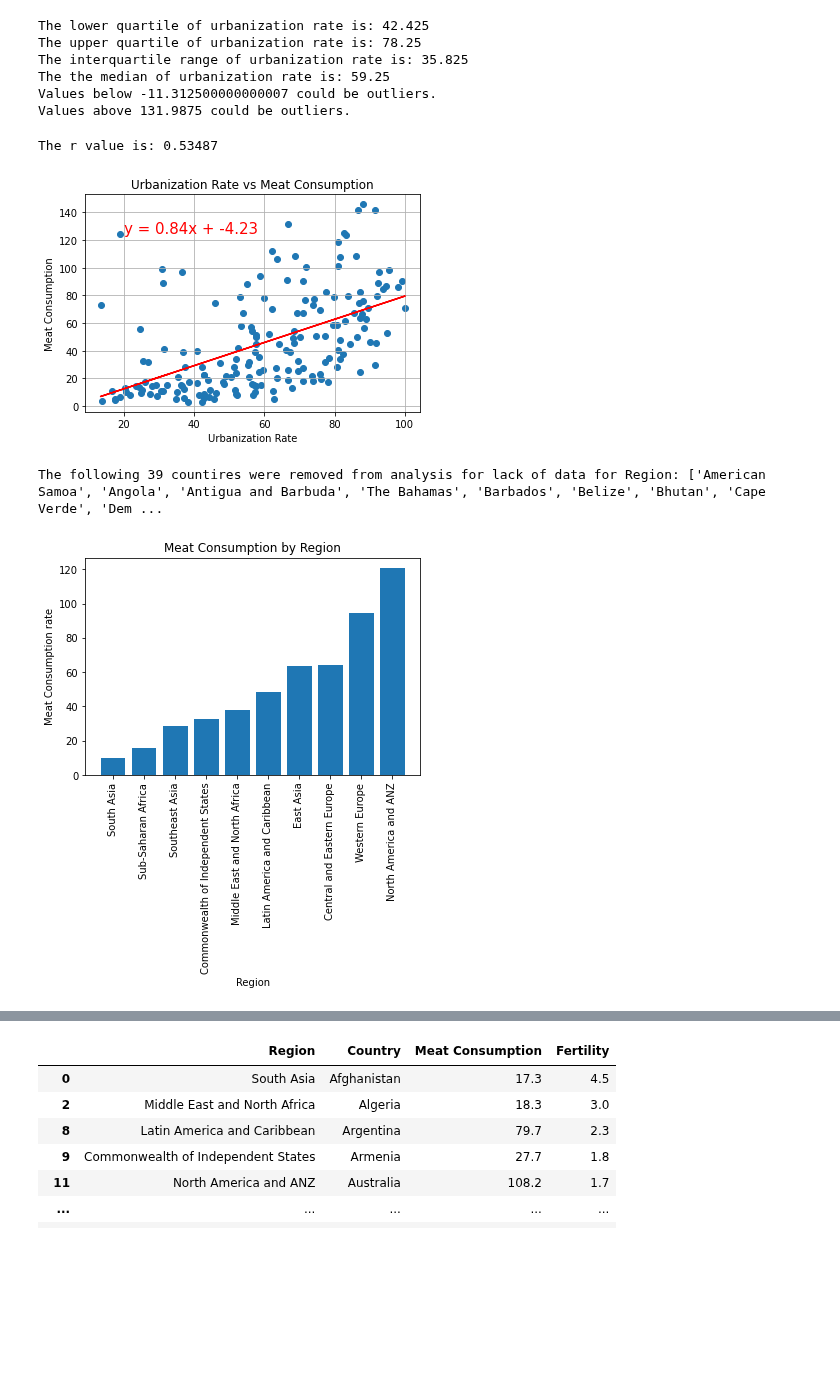
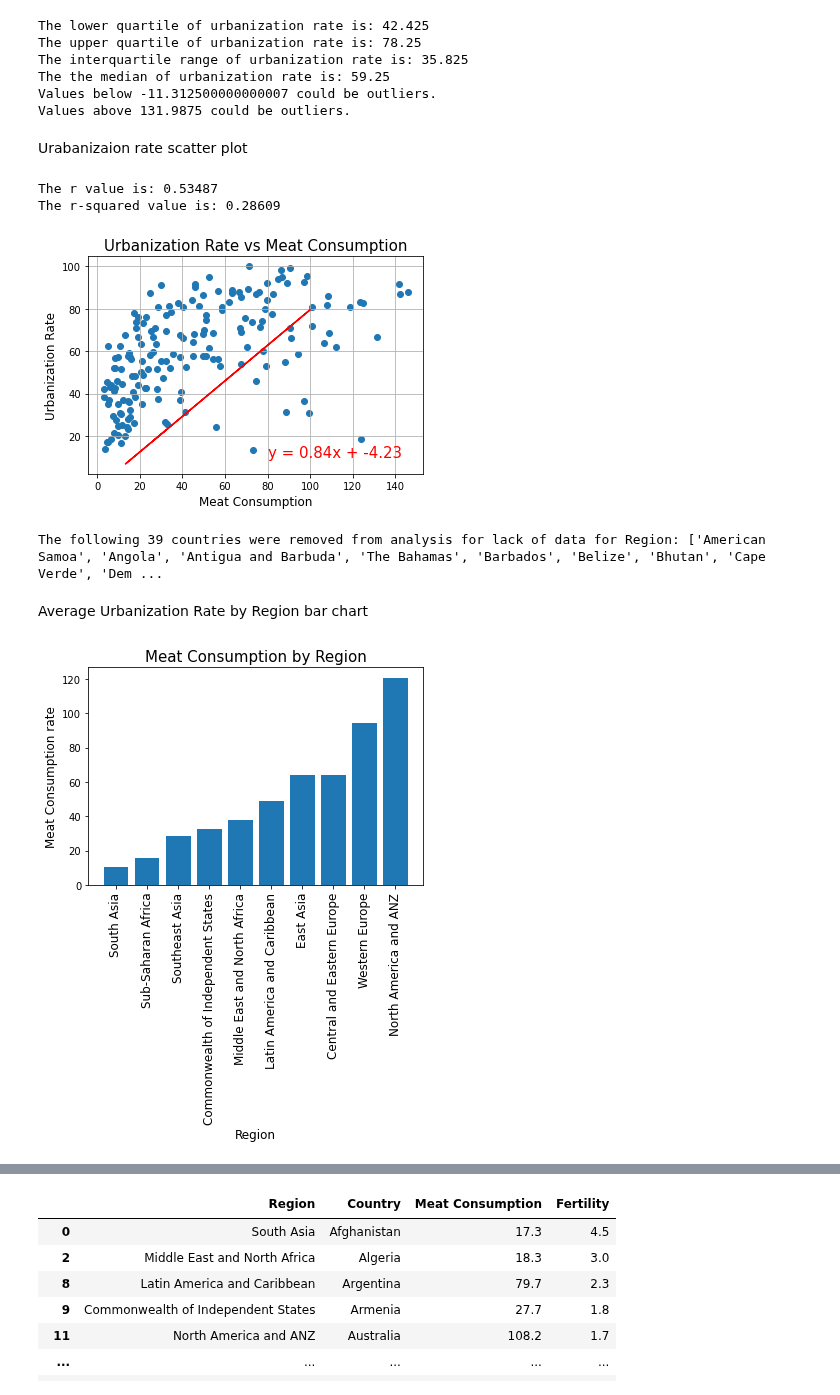
Before and after one commit to ermcgrew/bootcamp_project_one, a Jupyter notebook: data_analysis.ipynb, the cells around one changed output, grey strips where cells are left out. Cells and saved outputs as stored; diff of their text form; code cells hidden in the pictures; blank space fills up the shorter version.

```diff
--- a/data_analysis.ipynb
+++ b/data_analysis.ipynb
@@ -397,35 +397,40 @@ The interquartile range of urbanization rate is: 35.825
 The the median of urbanization rate is: 59.25
 Values below -11.312500000000007 could be outliers.
 Values above 131.9875 could be outliers.
+# %% [markdown]
+Urabanizaion rate scatter plot
 # %%
 #scatter plot for meat vs urbanzation
-plt.scatter(urban_only, meat_only)
+plt.scatter(meat_only, urban_only)
 plt.grid()
-plt.xlabel("Urbanization Rate")
-plt.ylabel("Meat Consumption")
-plt.title("Urbanization Rate vs Meat Consumption")
+plt.ylabel("Urbanization Rate", fontsize=12)
+plt.xlabel("Meat Consumption", fontsize =12)
+plt.title("Urbanization Rate vs Meat Consumption", fontsize =15)
 
 (slope, intercept, rvalue, pvalue, stderr) = linregress(urban_only, meat_only)
 regress_values = urban_only * slope + intercept
 line_eq = "y = " + str(round(slope,2)) + "x + " + str(round(intercept,2))
 
 plt.plot(urban_only,regress_values,"r-")
-plt.annotate(line_eq,(20,125),fontsize=15,color="red")
+plt.annotate(line_eq,(80,10),fontsize=15,color="red")
+
 print(f"The r value is: {round(rvalue, 5)}")
+print(f"The r-squared value is: {round((rvalue*rvalue) , 5)}")
 
 plt.savefig("Output/Urbanization_Meat_scatter.png")
 # %% [output]
 The r value is: 0.53487
+The r-squared value is: 0.28609
-[figure, old version]
+[figure, new version]
 # %%
 #create list of countries without region data
 blank_region = urban_data_df_nona.loc[urban_data_df_nona["Region"].isna()]
 blank_region_list = list(blank_region["Country"])
 
 #print which countries are excluded because there isn't a region listed
-print(f'The following {len(blank_region_list)} countires were removed from analysis for lack of data for Region: {blank_region_list}')
+print(f'The following {len(blank_region_list)} countries were removed from analysis for lack of data for Region: {blank_region_list}')
 # %% [output]
-The following 39 countires were removed from analysis for lack of data for Region: ['American Samoa', 'Angola', 'Antigua and Barbuda', 'The Bahamas', 'Barbados', 'Belize', 'Bhutan', 'Cape Verde', 'Dem ...
+The following 39 countries were removed from analysis for lack of data for Region: ['American Samoa', 'Angola', 'Antigua and Barbuda', 'The Bahamas', 'Barbados', 'Belize', 'Bhutan', 'Cape Verde', 'Dem ...
 # %%
 #new df with null region values removed
 region_noblanks = urban_data_df_nona.loc[~urban_data_df_nona["Country"].isin(blank_region_list)]
@@ -438,17 +443,19 @@ regions_mean_df = regions_group.mean().sort_values(by="Meat Consumption")
 region_meat = regions_mean_df["Meat Consumption"]
 region_urban = regions_mean_df["Urbanization Rate"]
 region_list = regions_mean_df.index
+# %% [markdown]
+Average Urbanization Rate by Region bar chart
 # %%
 #plot regions vs meat
 plt.bar(region_list, region_meat)
-plt.xticks(rotation=90)
-plt.xlabel("Region")
-plt.ylabel("Meat Consumption rate")
-plt.title("Meat Consumption by Region")
+plt.xticks(rotation=90, fontsize=12)
+plt.xlabel("Region", fontsize=12)
+plt.ylabel("Meat Consumption rate", fontsize=12)
+plt.title("Meat Consumption by Region", fontsize=15)
 
 plt.savefig("Output/meat_byregion.png")
 # %% [output]
-[figure, old version]
+[figure, new version]
 # %%
 #plot regions vs urbanization
 plt.bar(region_list, region_urban)
```
Also changed, not shown: parts of 19 cells of this notebook, 9 other files.
